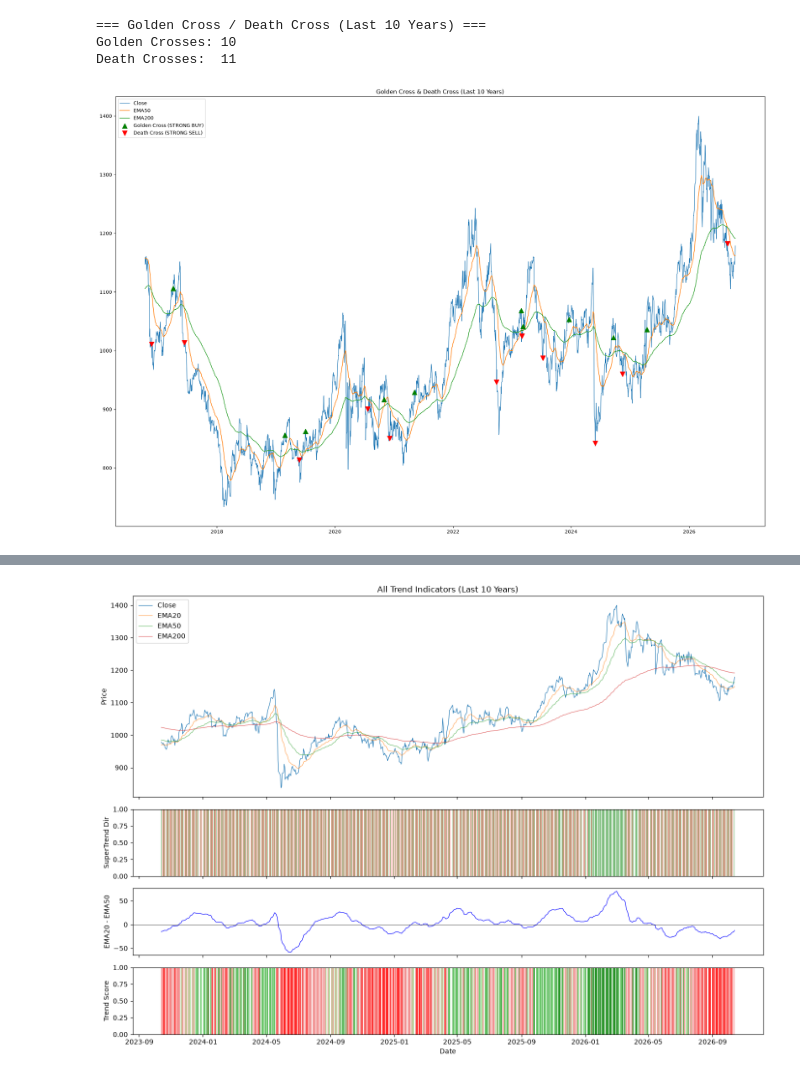
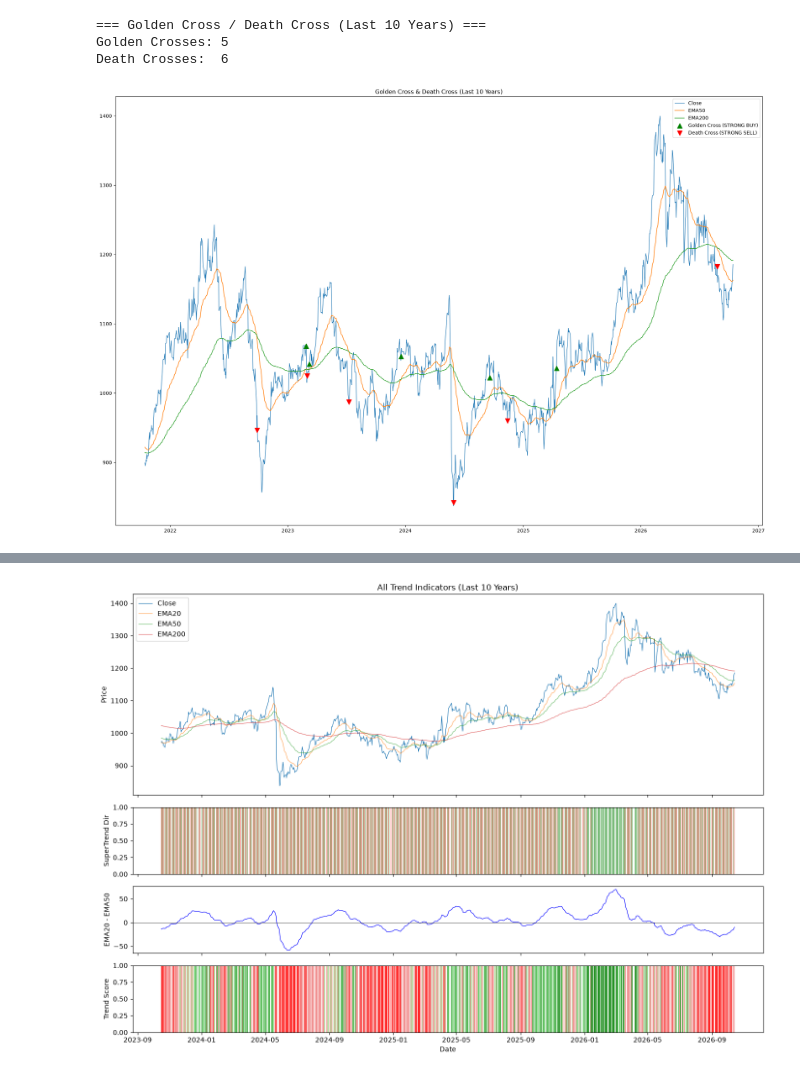
Before and after one commit to gavinklfong/stock-market-ta-local, a Jupyter notebook: notebook/trend_analysis.ipynb, the cells around one changed output, grey strips where cells are left out. Cells and saved outputs as stored; diff of their text form; code cells hidden in the pictures.

```diff
--- a/notebook/trend_analysis.ipynb
+++ b/notebook/trend_analysis.ipynb
@@ -181,37 +181,37 @@ df["prev_ema50_above_ema200"] = df["ema50_above_ema200"].shift(1)
 df["golden_cross_strong"] = (df["ema50_above_ema200"] == True) & (df["prev_ema50_above_ema200"] == False)
 df["death_cross_strong"] = (df["ema50_above_ema200"] == False) & (df["prev_ema50_above_ema200"] == True)
 
 # --- FILTER TO LAST 10 YEARS FOR DISPLAY ---
-cutoff = df.index.max() - pd.DateOffset(years=10)
+cutoff = df.index.max() - pd.DateOffset(years=5)
 df_recent = df[df.index >= cutoff]
 
 close = df_recent["Close"]
 ema50 = df_recent["ta_ema50"]
 ema200 = df_recent["ta_ema200"]
 
 print("\n=== Golden Cross / Death Cross (Last 10 Years) ===")
 print(f"Golden Crosses: {df_recent['golden_cross_strong'].sum()}")
 print(f"Death Crosses:  {df_recent['death_cross_strong'].sum()}")
 
 gc_idx = df_recent[df_recent["golden_cross_strong"]].index
 gc_prices = close[gc_idx]
 dc_idx = df_recent[df_recent["death_cross_strong"]].index
 dc_prices = close[dc_idx]
 
 fig, ax = plt.subplots(figsize=(24, 16))
 ax.plot(close.index, close, label="Close", linewidth=1)
 ax.plot(close.index, ema50, label="EMA50", linewidth=1.2)
 ax.plot(close.index, ema200, label="EMA200", linewidth=1.2)
 ax.scatter(gc_idx, gc_prices, marker="^", color="green", s=100, zorder=5, label="Golden Cross (STRONG BUY)")
 ax.scatter(dc_idx, dc_prices, marker="v", color="red", s=100, zorder=5, label="Death Cross (STRONG SELL)")
 ax.legend()
 ax.set_title("Golden Cross & Death Cross (Last 10 Years)")
 plt.show()
 # %% [output]
 === Golden Cross / Death Cross (Last 10 Years) ===
-Golden Crosses: 10
-Death Crosses:  11
+Golden Crosses: 5
+Death Crosses:  6
-[figure, old version]
+[figure, new version]
 # %%
 # === 6. SuperTrend ===
 # --- FILTER TO LAST 10 YEARS ---
```
Also changed, not shown: parts of 13 cells of this notebook, 18 other files.
